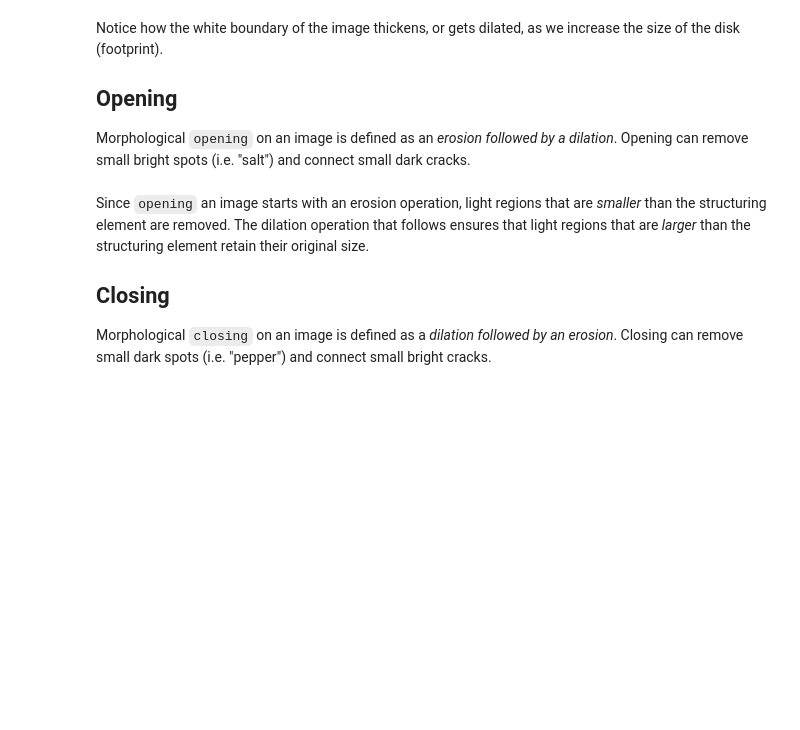
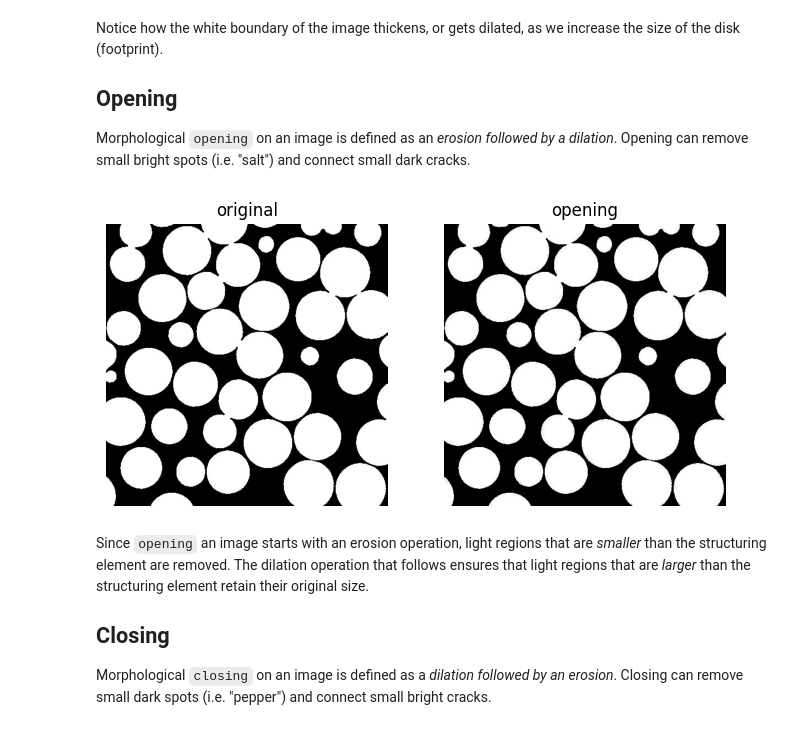
Before and after one commit to digital-porous-media/dpm_teach, a Jupyter notebook: 3_morphological_characterization/3-1_morphological_operations.ipynb, the cells around one changed output. Cells and saved outputs as stored; diff of their text form; code cells hidden in the pictures; blank space fills up the shorter version.

```diff
--- a/3_morphological_characterization/3-1_morphological_operations.ipynb
+++ b/3_morphological_characterization/3-1_morphological_operations.ipynb
@@ -100,8 +103,10 @@ Morphological ``opening`` on an image is defined as an *erosion followed by
 a dilation*. Opening can remove small bright spots (i.e. "salt") and
 connect small dark cracks.
 # %%
-opened = opening(img, footprint)
-plot_comparison(img, opened, 'opening')
+opened = opening(dry_beads_img, footprint)
+plot_comparison(dry_beads_img, opened, 'opening')
+# %% [output]
+[figure, added]
 # %% [markdown]
 Since ``opening`` an image starts with an erosion operation, light regions
 that are *smaller* than the structuring element are removed. The dilation
```
Also changed, not shown: parts of 9 cells of this notebook.
